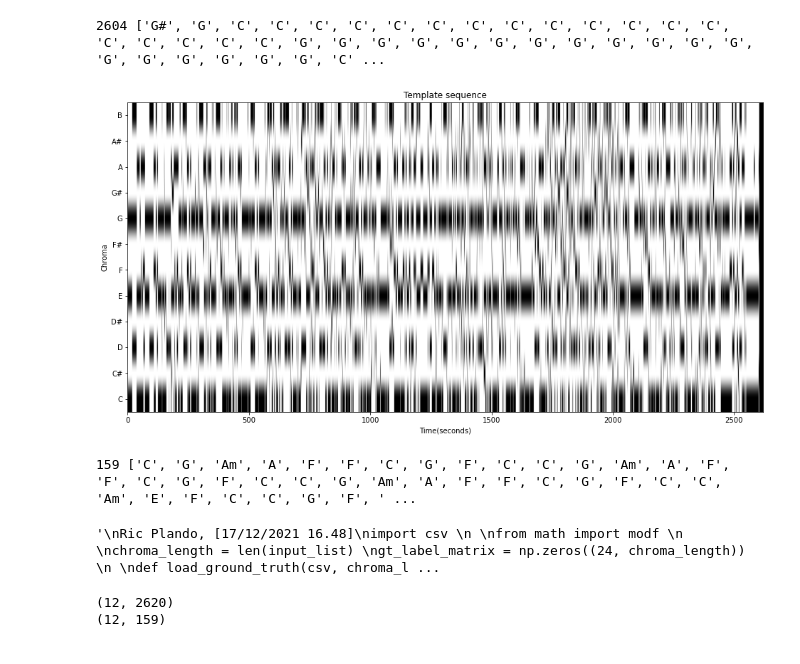
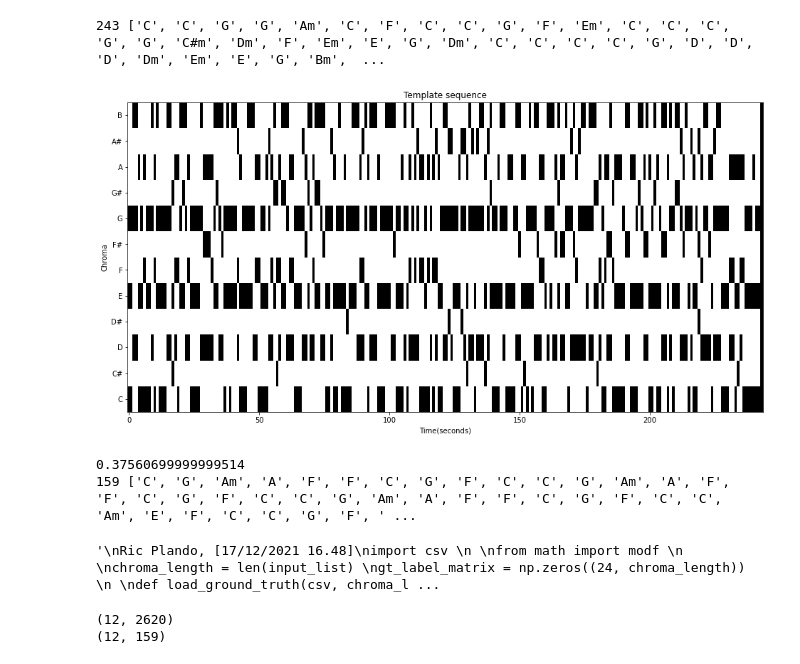
Before and after one commit to andrewbertax96/Hw2-CMRM, a Jupyter notebook: Bertazzi_Martinelli.ipynb, the cells around one changed output. Saved outputs shown, nothing was run; the diff lists cells and outputs as text; code cells hidden in the pictures.

```diff
--- a/Bertazzi_Martinelli.ipynb
+++ b/Bertazzi_Martinelli.ipynb
@@ -192,11 +192,8 @@ def template_based_chord_recognigtion(audioPath):
 
     #Parameters
     Fs = 22050
-    #Fs = 44100
-    N = 4096
-    #N = 8192
-    H = 2048
-    #H = 4096
+    N = Fs
+    H = N
 
     #Read audio
     x, Fs = librosa.load(audioPath, sr=Fs)
@@ -222,35 +219,35 @@ def template_based_chord_recognigtion(audioPath):
     # Compute normalized binary templates of analysis
     templates_normalized = normalize_feature_sequence(templates, norm='2')
     # by multipling the most probable chords by the templates (normalized), you obtain the sequence of chords chroma
     # by chroma
 
     #matrice contentente gli array degli accordi in binario
     template_sequence = np.matmul(templates_normalized, chords_max)
     #crea la matrice degli accordi in stringhe
     chords = chordList(templates, template_sequence)
 
     return chords, template_sequence, chords_max, templates
 
 #Execute function
 audioWav = os.path.join('data','wav', 'Beatles_LetItBe.wav')#read the path
 chords_WAV, template_sequence, chords_max, templates = template_based_chord_recognigtion(audioWav)#ritorna gli accordi
 
 #Plot
 chroma_label = ['C', 'C#', 'D', 'D#', 'E', 'F', 'F#', 'G', 'G#', 'A', 'A#', 'B']
 chord_label_maj = chroma_label
 chord_label_min = [s + 'm' for s in chroma_label]
 chord_labels = chord_label_maj + chord_label_min
 
 plt.figure(figsize=(16, 8))
 plt.yticks(np.array(np.arange(24)), chord_labels)
 plt.title('Template sequence')
 plt.xlabel('Time(seconds)')
 plt.ylabel('Chroma')
 im = plt.imshow(template_sequence, aspect='auto', origin='lower', cmap='gray_r', vmin=0, vmax=1)
 print(len(chords_WAV), chords_WAV)
 # %% [output]
-2604 ['G#', 'G', 'C', 'C', 'C', 'C', 'C', 'C', 'C', 'C', 'C', 'C', 'C', 'C', 'C', 'C', 'C', 'C', 'C', 'C', 'G', 'G', 'G', 'G', 'G', 'G', 'G', 'G', 'G', 'G', 'G', 'G', 'G', 'G', 'G', 'G', 'G', 'G', 'C' ...
+243 ['C', 'C', 'G', 'G', 'Am', 'C', 'F', 'C', 'C', 'G', 'F', 'Em', 'C', 'C', 'C', 'G', 'G', 'C#m', 'Dm', 'F', 'Em', 'E', 'G', 'Dm', 'C', 'C', 'C', 'C', 'G', 'D', 'D', 'D', 'Dm', 'Em', 'E', 'G', 'Bm',  ...
-[figure, old version]
+[figure, new version]
 # %%
 #Question 2
 '''
@@ -284,6 +281,10 @@ strategy of the chord label set.
 
 import csv
 Fs = 22050
+N = Fs
+delta_t_wav = N / Fs #intervallo temporale di ogni campione
+delta_t_csv = []
+
 def chordsFromCsv(path):
     with open(path) as csv_file:
         csv_reader = csv.reader(csv_file, delimiter=',')
@@ -293,12 +294,15 @@ def chordsFromCsv(path):
         note = ['C','D','E','F','G','A','B']
 
         for row in csv_reader:
+             #riadatto la lista del csv
             if line_count == 0:
                 line_count += 1
             else:
-                #print(math.trunc(float(row[1])*Fs), chords_WAV[math.trunc(float(row[1])*Fs)])
-                #print(math.trunc(float(row[1])*Fs))
 
+                if row == 1:
+                    delta_t_csv.append(row[1]) #del primo elemento considero solo il secondo valore temporale
+                else:
+                    delta_t_csv.append(float(row[1]) - float(row[0]))
 
                 if "min" in row[2].split(':'):
                     temp = row[2].split(':')[0]+'m'
@@ -311,11 +315,16 @@ def chordsFromCsv(path):
             if 'b' in e:
                 chords[i]=note[note.index(chords[i][0])-1]+'#'
             i += 1
+        print(min(delta_t_csv))
+
+        #for i in range(len(delta_csv.len)):
 
     return chords
 
 audioCSV='data/csv/Beatles_LetItBe.csv'
 chords_CSV =chordsFromCsv(audioCSV);
+
+
 
 print(len(chords_CSV), chords_CSV)
 '''
@@ -469,6 +478,7 @@ def load_ground_truth(csv, chroma_length):
 gt_chroma = load_ground_truth(csv, chroma_length)
 '''
 # %% [output]
+0.37560699999999514
 159 ['C', 'G', 'Am', 'A', 'F', 'F', 'C', 'G', 'F', 'C', 'C', 'G', 'Am', 'A', 'F', 'F', 'C', 'G', 'F', 'C', 'C', 'G', 'Am', 'A', 'F', 'F', 'C', 'G', 'F', 'C', 'C', 'Am', 'E', 'F', 'C', 'C', 'G', 'F', ' ...
 '\nRic Plando, [17/12/2021 16.48]\nimport csv \n \nfrom math import modf \n \nchroma_length = len(input_list) \ngt_label_matrix = np.zeros((24, chroma_length)) \n \ndef load_ground_truth(csv, chroma_l ...
 # %%
```
